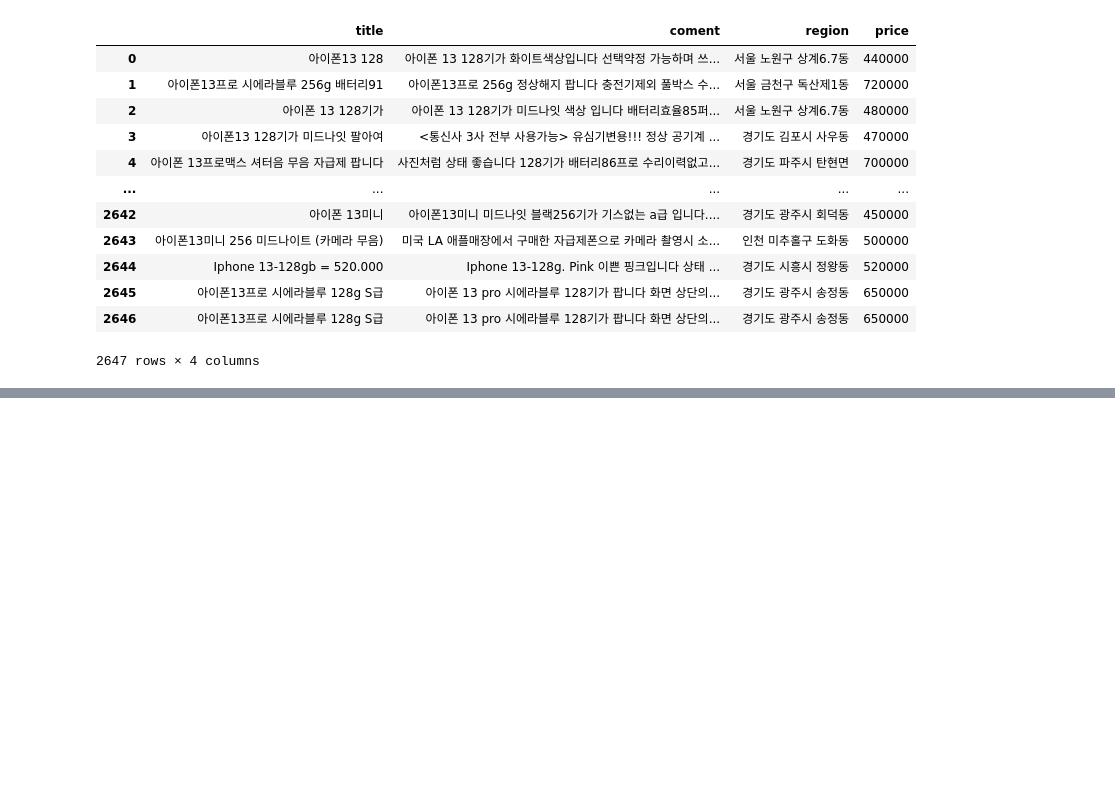
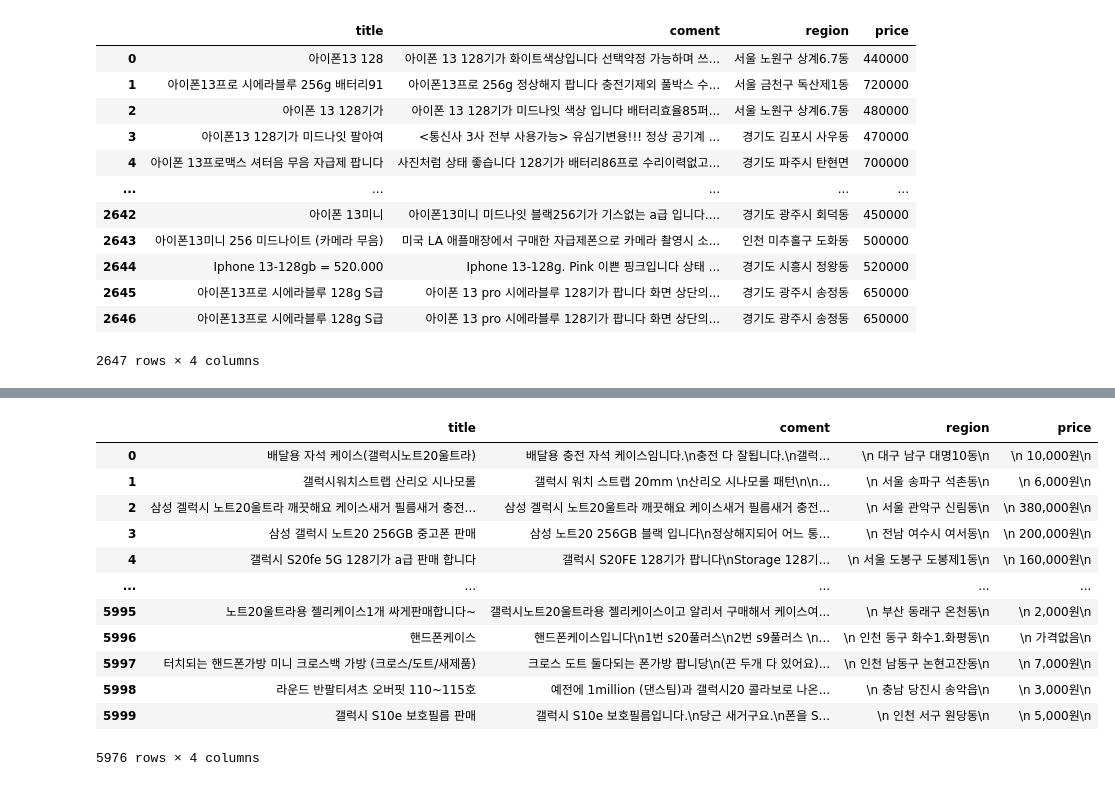
Before and after one commit to kindhrubang/kita_2404, a Jupyter notebook: workspace/Team_search/test.ipynb, the cells around one changed output, grey strips where cells are left out. Drawn from its saved outputs; the diff is of its cells as text; code cells hidden in the pictures; blank space fills up the shorter version.

```diff
--- a/workspace/Team_search/test.ipynb
+++ b/workspace/Team_search/test.ipynb
@@ -359 +399,18 @@ finally:
+# %%
+df = df.drop_duplicates()
+df
+# %% [output]
+|  | title | coment | region | price |
+| 0 | 배달용 자석 케이스(갤럭시노트20울트라) | 배달용 충전 자석 케이스임니다.\n충전 다 잘됩니다.\n갤럭... | \n 대구 남구 대명10동\n | \n 10,000원\n |
+| 1 | 갤럭시워치스트랩 산리오 시나모롤 | 갤럭시 워치 스트랩 20mm \n산리오 시나모롤 패턴\n\n... | \n 서울 송파구 석촌동\n | \n 6,000원\n |
+| 2 | 삼성 겔럭시 노트20울트라 깨끗해요 케이스새거 필름새거 충전... | 삼성 겔럭시 노트20울트라 깨끗해요 케이스새거 필름새거 충전... | \n 서울 관악구 신림동\n | \n 380,000원\n |
+| 3 | 삼성 갤럭시 노트20 256GB 중고폰 판매 | 삼성 노트20 256GB 블랙 입니다\n정상해지되어 어느 통... | \n 전남 여수시 여서동\n | \n 200,000원\n |
+| 4 | 갤럭시 S20fe 5G 128기가 a급 판매 합니다 | 갤럭시 S20FE 128기가 팝니다\nStorage 128기... | \n 서울 도봉구 도봉제1동\n | \n 160,000원\n |
+| ... | ... | ... | ... | ... |
+| 5995 | 노트20울트라용 젤리케이스1개 싸게판매합니다~ | 갤럭시노트20울트라용 젤리케이스이고 알리서 구매해서 케이스여... | \n 부산 동래구 온천동\n | \n 2,000원\n |
+| 5996 | 핸드폰케이스 | 핸드폰케이스입니다\n1번 s20풀러스\n2번 s9풀러스 \n... | \n 인천 동구 화수1.화평동\n | \n 가격없음\n |
+| 5997 | 터치되는 핸드폰가방 미니 크로스백 가방 (크로스/도트/새제품) | 크로스 도트 둘다되는 폰가방 팝니당\n(끈 두개 다 있어요)... | \n 인천 남동구 논현고잔동\n | \n 7,000원\n |
+| 5998 | 라운드 반팔티셔츠 오버핏 110~115호 | 예전에 1million (댄스팀)과 갤럭시20 콜라보로 나온... | \n 충남 당진시 송악읍\n | \n 3,000원\n |
+| 5999 | 갤럭시 S10e 보호필름 판매 | 갤럭시 S10e 보호필름입니다.\n당근 새거구요.\n폰을 S... | \n 인천 서구 원당동\n | \n 5,000원\n |
+5976 rows × 4 columns
 # %%
```
Also changed, not shown: parts of 4 cells of this notebook, 37 other files.
